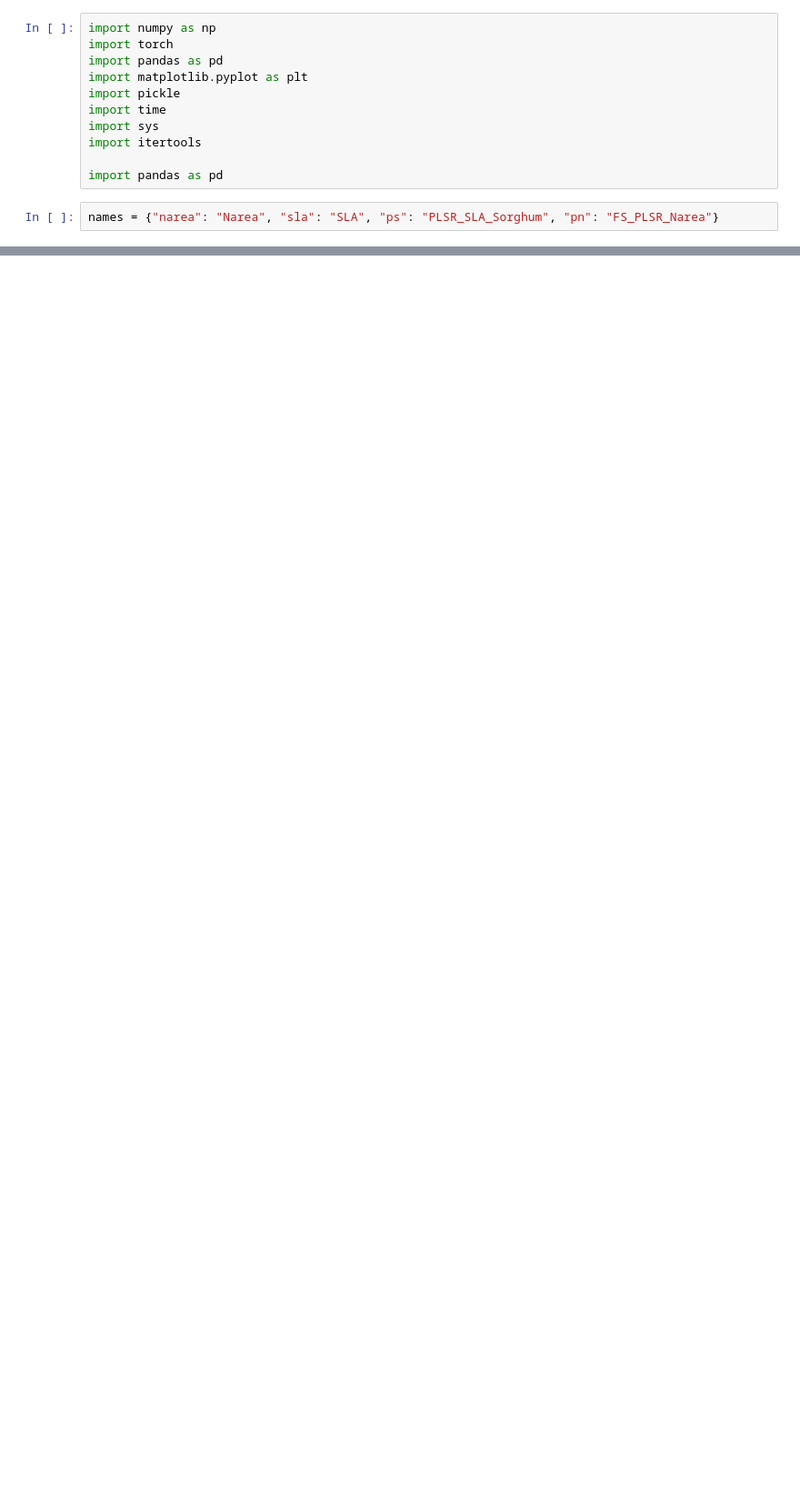
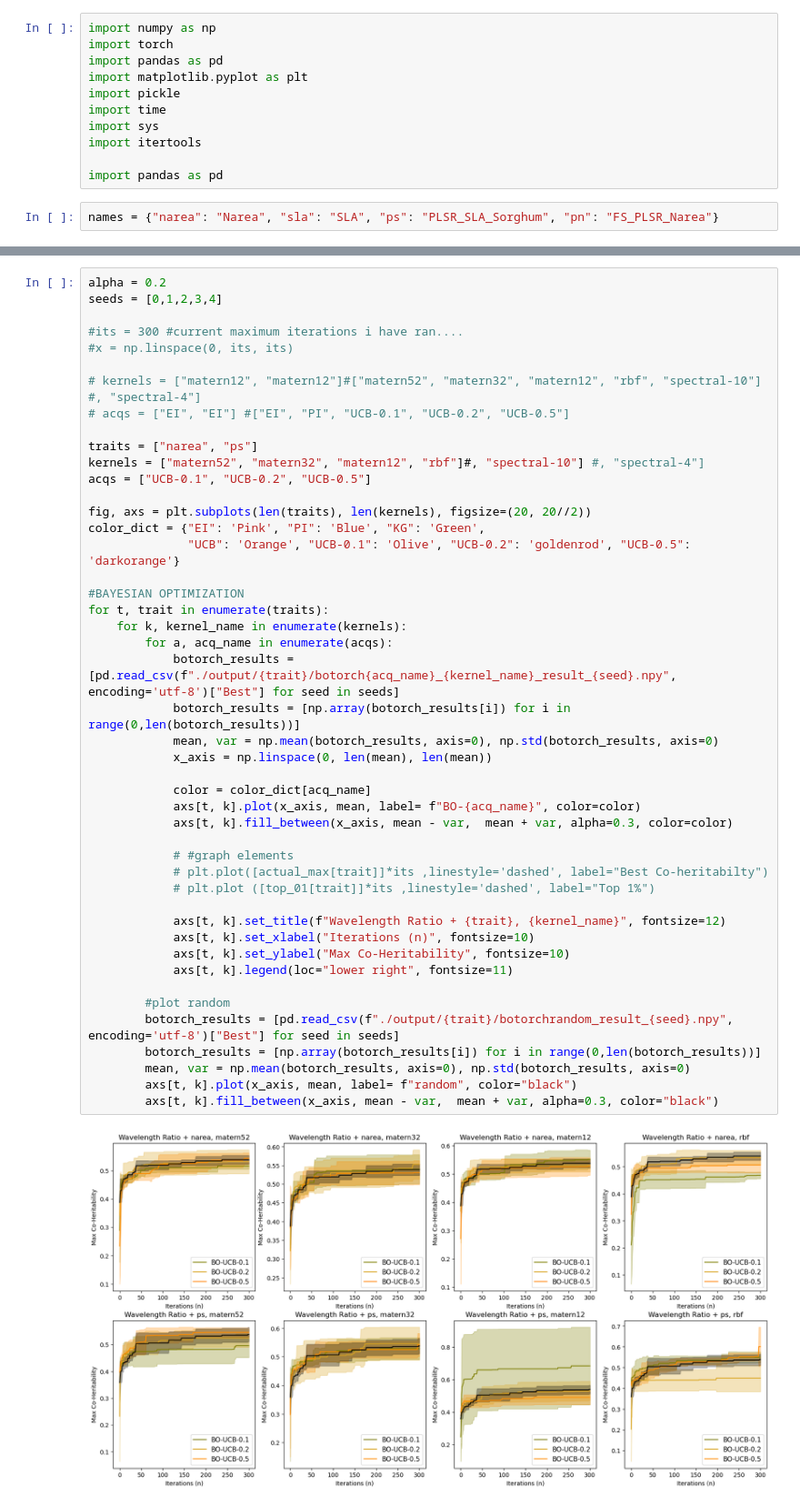
Before and after one commit to stair-lab/bo4ag, a Jupyter notebook: Benchmark/build_plot.ipynb, the cells around one changed output, grey strips where cells are left out. Shown at 91% size. Saved outputs shown, nothing was run; the diff lists cells and outputs as text; blank space fills up the shorter version.

```diff
--- a/Benchmark/build_plot.ipynb
+++ b/Benchmark/build_plot.ipynb
@@ -91,0 +105,48 @@ for k, kernel_name in enumerate(kernels):
+# %%
+alpha = 0.2
+seeds = [0,1,2,3,4]
+
+#its = 300 #current maximum iterations i have ran....
+#x = np.linspace(0, its, its)
+
+# kernels = ["matern12", "matern12"]#["matern52", "matern32", "matern12", "rbf", "spectral-10"] #, "spectral-4"]
+# acqs = ["EI", "EI"] #["EI", "PI", "UCB-0.1", "UCB-0.2", "UCB-0.5"]
+
+traits = ["narea", "ps"]
+kernels = ["matern52", "matern32", "matern12", "rbf"]#, "spectral-10"] #, "spectral-4"]
+acqs = ["UCB-0.1", "UCB-0.2", "UCB-0.5"]
+
+fig, axs = plt.subplots(len(traits), len(kernels), figsize=(20, 20//2))
+color_dict = {"EI": 'Pink', "PI": 'Blue', "KG": 'Green',
+              "UCB": 'Orange', "UCB-0.1": 'Olive', "UCB-0.2": 'goldenrod', "UCB-0.5": 'darkorange'}
+
+#BAYESIAN OPTIMIZATION
+for t, trait in enumerate(traits):
+    for k, kernel_name in enumerate(kernels):
+        for a, acq_name in enumerate(acqs):
+            botorch_results = [pd.read_csv(f"./output/{trait}/botorch{acq_name}_{kernel_name}_result_{seed}.npy", encoding='utf-8')["Best"] for seed in seeds]
+            botorch_results = [np.array(botorch_results[i]) for i in range(0,len(botorch_results))]
+            mean, var = np.mean(botorch_results, axis=0), np.std(botorch_results, axis=0)
+            x_axis = np.linspace(0, len(mean), len(mean))
+
+            color = color_dict[acq_name]
+            axs[t, k].plot(x_axis, mean, label= f"BO-{acq_name}", color=color)
+            axs[t, k].fill_between(x_axis, mean - var,  mean + var, alpha=0.3, color=color)
+
+            # #graph elements
+            # plt.plot([actual_max[trait]]*its ,linestyle='dashed', label="Best Co-heritabilty")
+            # plt.plot ([top_01[trait]]*its ,linestyle='dashed', label="Top 1%")
+
+            axs[t, k].set_title(f"Wavelength Ratio + {trait}, {kernel_name}", fontsize=12)
+            axs[t, k].set_xlabel("Iterations (n)", fontsize=10)
+            axs[t, k].set_ylabel("Max Co-Heritability", fontsize=10)
+            axs[t, k].legend(loc="lower right", fontsize=11)
+
+        #plot random
+        botorch_results = [pd.read_csv(f"./output/{trait}/botorchrandom_result_{seed}.npy", encoding='utf-8')["Best"] for seed in seeds]
+        botorch_results = [np.array(botorch_results[i]) for i in range(0,len(botorch_results))]
+        mean, var = np.mean(botorch_results, axis=0), np.std(botorch_results, axis=0)
+        axs[t, k].plot(x_axis, mean, label= f"random", color="black")
+        axs[t, k].fill_between(x_axis, mean - var,  mean + var, alpha=0.3, color="black")
+# %% [output]
+[figure, added]
```
Also changed, not shown: parts of 4 cells of this notebook, 2 other files.
